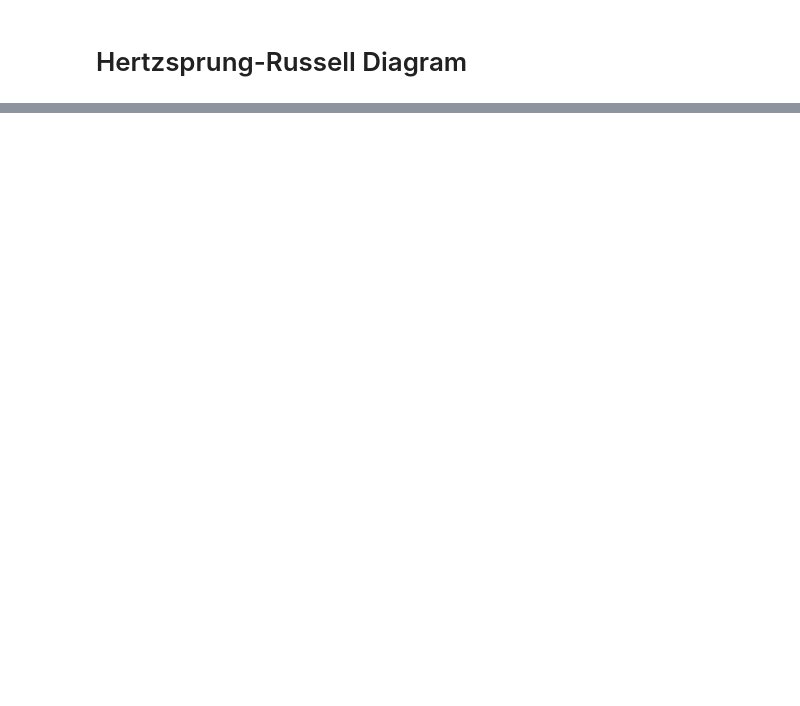
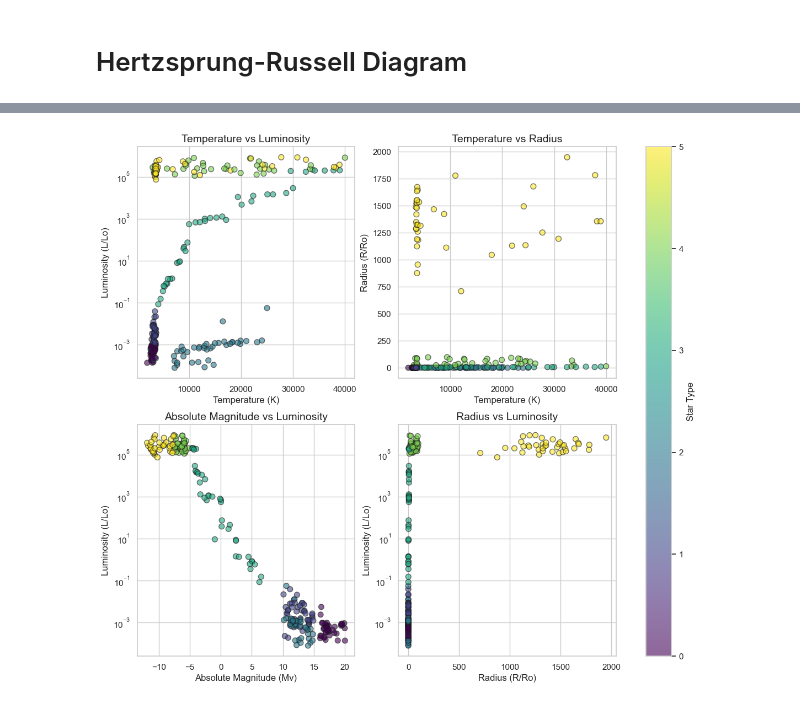
Before and after one commit to aidenhammond/data-science-final-project, a Jupyter notebook: main.ipynb, the cells around one changed output, grey strips where cells are left out. Saved outputs shown, nothing was run; the diff lists cells and outputs as text; code cells hidden in the pictures; blank space fills up the shorter version.

```diff
--- a/main.ipynb
+++ b/main.ipynb
@@ -62 +131,32 @@ features_num['Spectral Class'] = features_num['Spectral Class'].map(spectral_cla
+# %%
+fig, axes = plt.subplots(2, 2, figsize=(14, 12))
+axes[0, 0].scatter(df['Temperature (K)'], df['Luminosity(L/Lo)'],
+                   c=df['Star type'], cmap='viridis', s=50, alpha=0.6, edgecolors='k')
+axes[0, 0].set_xlabel('Temperature (K)', fontsize=12)
+axes[0, 0].set_ylabel('Luminosity (L/Lo)', fontsize=12)
+axes[0, 0].set_title('Temperature vs Luminosity', fontsize=14)
+axes[0, 0].set_yscale('log')
+axes[0, 1].scatter(df['Temperature (K)'], df['Radius(R/Ro)'],
+                   c=df['Star type'], cmap='viridis', s=50, alpha=0.6, edgecolors='k')
+axes[0, 1].set_xlabel('Temperature (K)', fontsize=12)
+axes[0, 1].set_ylabel('Radius (R/Ro)', fontsize=12)
+axes[0, 1].set_title('Temperature vs Radius', fontsize=14)
+axes[1, 0].scatter(df['Absolute magnitude(Mv)'], df['Luminosity(L/Lo)'],
+                   c=df['Star type'], cmap='viridis', s=50, alpha=0.6, edgecolors='k')
+axes[1, 0].set_xlabel('Absolute Magnitude (Mv)', fontsize=12)
+axes[1, 0].set_ylabel('Luminosity (L/Lo)', fontsize=12)
+axes[1, 0].set_title('Absolute Magnitude vs Luminosity', fontsize=14)
+axes[1, 0].set_yscale('log')
+scatter = axes[1, 1].scatter(df['Radius(R/Ro)'], df['Luminosity(L/Lo)'],
+                             c=df['Star type'], cmap='viridis', s=50, alpha=0.6, edgecolors='k')
+axes[1, 1].set_xlabel('Radius (R/Ro)', fontsize=12)
+axes[1, 1].set_ylabel('Luminosity (L/Lo)', fontsize=12)
+axes[1, 1].set_title('Radius vs Luminosity', fontsize=14)
+axes[1, 1].set_yscale('log')
+
+plt.colorbar(scatter, ax=axes, label='Star Type')
+#plt.tight_layout()
+plt.show()
+# %% [output]
+[figure, added]
 # %%
```
Also changed, not shown: parts of 21 cells of this notebook, 1 other file.
